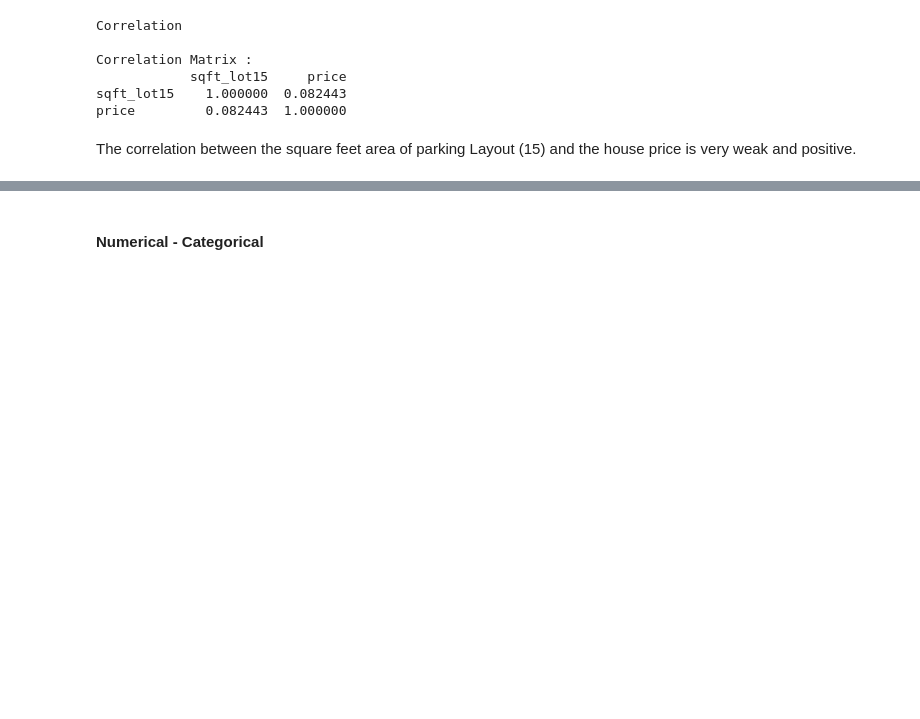
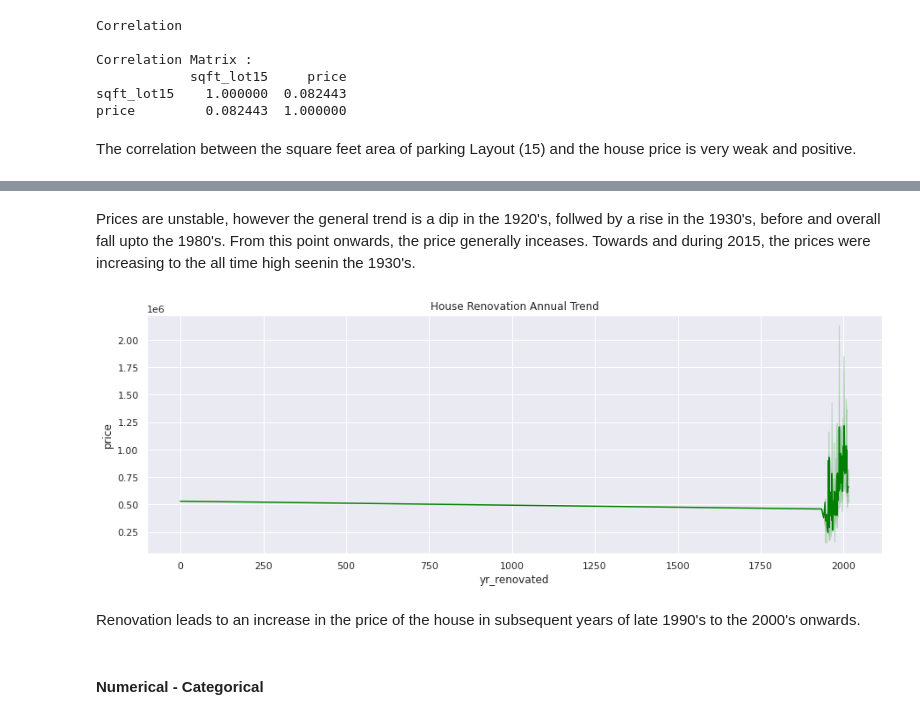
Before and after one commit to deborahmasibo/House-Price-Prediction, a Jupyter notebook: Housing_Prices.ipynb, the cells around one changed output, grey strips where cells are left out. Saved outputs shown, nothing was run; the diff lists cells and outputs as text; code cells hidden in the pictures; blank space fills up the shorter version.

```diff
--- a/Housing_Prices.ipynb
+++ b/Housing_Prices.ipynb
@@ -1049,3 +1059,15 @@ The correlation between the square feet area of parking Layout (15) and the hous
+# %% [markdown]
+Prices are unstable, however the general trend is a dip in the 1920's, follwed by a rise in the 1930's, before and overall fall upto the 1980's. From this point onwards, the price generally inceases. Towards and during 2015, the prices were increasing to the all time high seenin the 1930's.
+# %%
+# Renovation Trend
+fig, ax = plt.subplots(figsize = (15, 5))
+sns.lineplot(house_price['yr_renovated'], house_price['price'], color = 'green')
+plt.title('House Renovation Annual Trend')
+plt.show()
+# %% [output]
+[figure, added]
+# %% [markdown]
+Renovation leads to an increase in the price of the house in subsequent years of late 1990's to the 2000's onwards.
 # %% [markdown]
 #### Numerical - Categorical
 # %%
```
Also changed, not shown: parts of 2 cells of this notebook.
